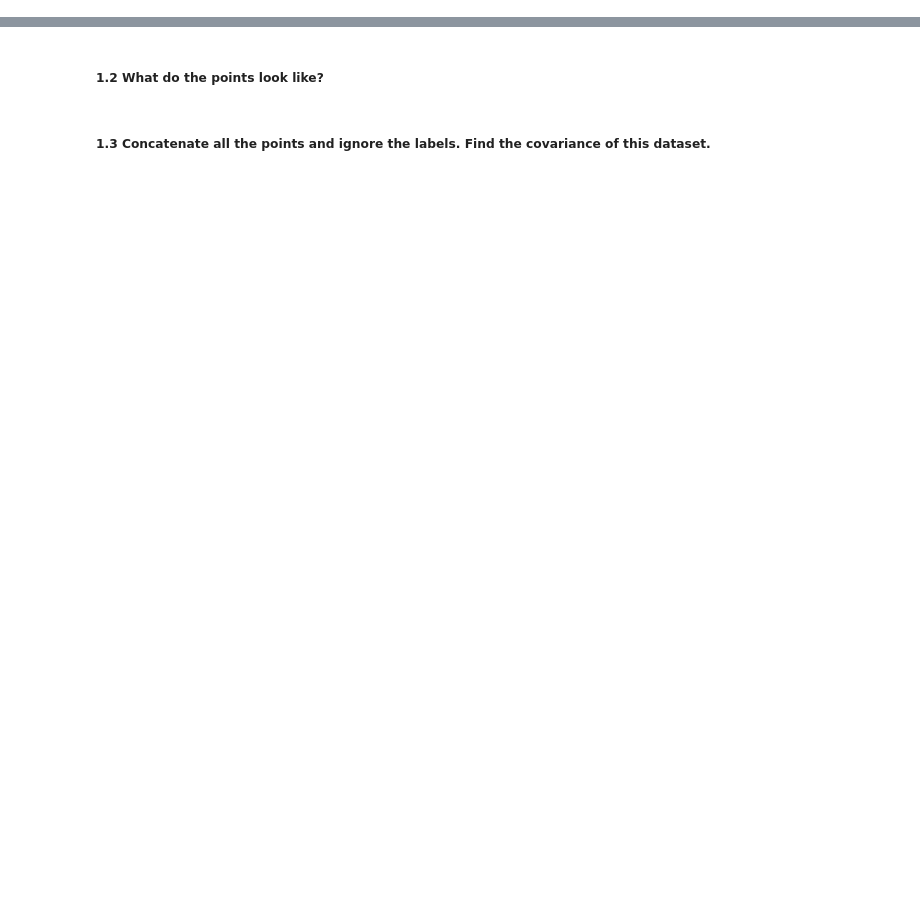
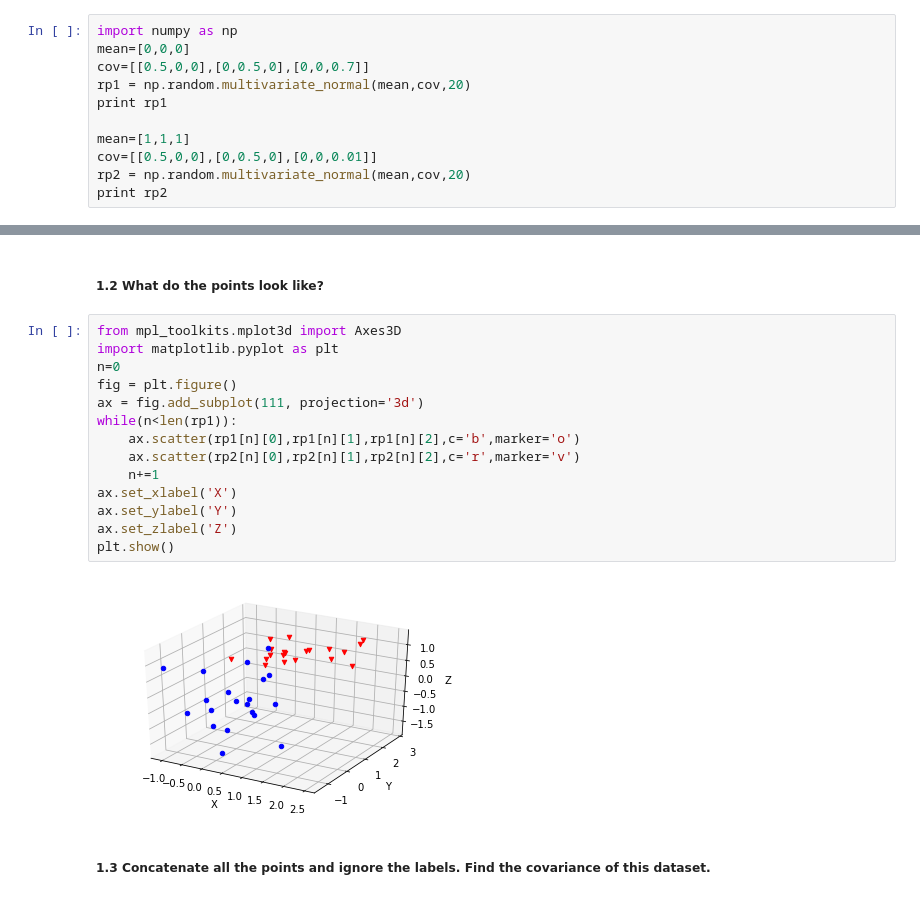
Before and after one commit to KylePolansky/EE379K-DS, a Jupyter notebook: Lab4/Lab4.ipynb, the cells around one changed output, grey strips where cells are left out. Drawn from its saved outputs; the diff is of its cells as text; blank space fills up the shorter version.

```diff
--- a/Lab4/Lab4.ipynb
+++ b/Lab4/Lab4.ipynb
@@ -6,3 +6,14 @@ Karthik Konath (kk28699), Kyle Polansky (kpp446)
 # Problem 1: PCA
 # %% [markdown]
 ##### 1.1 Generate 20 random points in d = 3 ... Create a 3D plot of the clouds of data points labeled with the two labels.
+# %%
+import numpy as np
+mean=[0,0,0]
+cov=[[0.5,0,0],[0,0.5,0],[0,0,0.7]]
+rp1 = np.random.multivariate_normal(mean,cov,20)
+print rp1
+
+mean=[1,1,1]
+cov=[[0.5,0,0],[0,0.5,0],[0,0,0.01]]
+rp2 = np.random.multivariate_normal(mean,cov,20)
+print rp2
@@ -9,4 +38,20 @@ Karthik Konath (kk28699), Kyle Polansky (kpp446)
 # %% [markdown]
 ##### 1.2 What do the points look like?
+# %%
+from mpl_toolkits.mplot3d import Axes3D
+import matplotlib.pyplot as plt
+n=0
+fig = plt.figure()
+ax = fig.add_subplot(111, projection='3d')
+while(n<len(rp1)):
+    ax.scatter(rp1[n][0],rp1[n][1],rp1[n][2],c='b',marker='o')
+    ax.scatter(rp2[n][0],rp2[n][1],rp2[n][2],c='r',marker='v')
+    n+=1
+ax.set_xlabel('X')
+ax.set_ylabel('Y')
+ax.set_zlabel('Z')
+plt.show()
+# %% [output]
+[figure, added]
 # %% [markdown]
 ##### 1.3 Concatenate all the points and ignore the labels. Find the covariance of this dataset.
```
Also changed, not shown: parts of 3 cells of this notebook.
